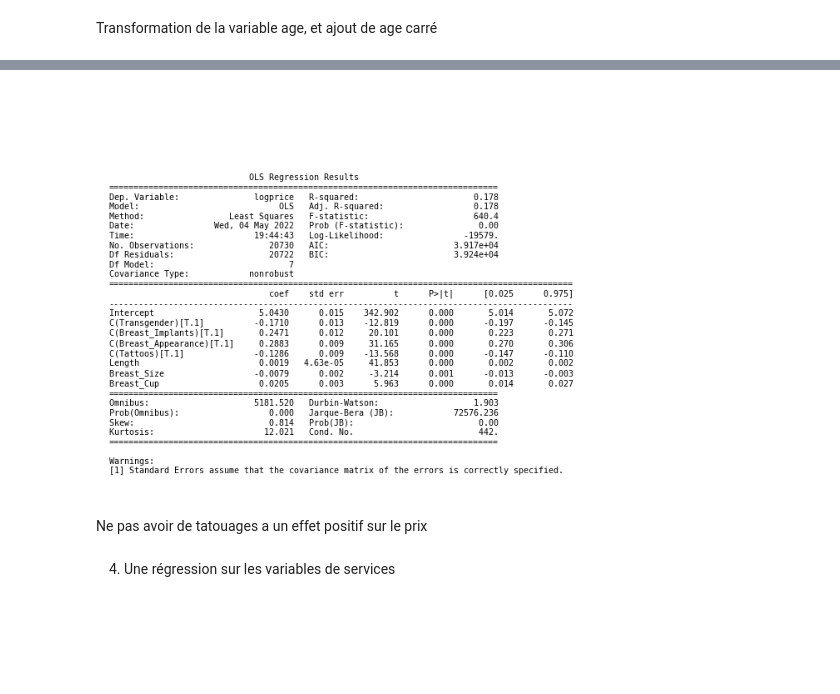
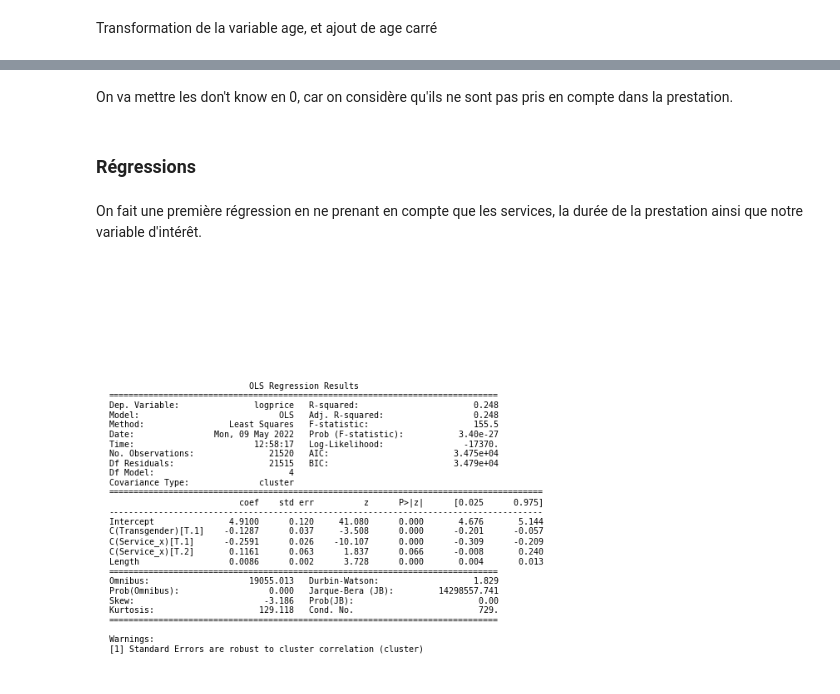
Before and after one commit to Emeline-Maire/Projet-DSSS, a Jupyter notebook: Régressions.ipynb, the cells around one changed output, grey strips where cells are left out. Saved outputs shown, nothing was run; the diff lists cells and outputs as text; code cells hidden in the pictures; blank space fills up the shorter version.

```diff
--- a/Régressions.ipynb
+++ b/Régressions.ipynb
@@ -494,6 +372,6 @@ conditions = [
 
 ]
 
-values = ['Nan', 0, 1]
+values = [0, 0, 1]
 
 df['Breast_Implants'] = np.select(conditions, values)
@@ -499,0 +691,32 @@ df['Breast_Implants'] = np.select(conditions, values)
+# %%
+conditions = [
+    (df['Transsexual_Circumcised'] == 0),
+    (df['Transsexual_Circumcised']==1),
+    (df['Transsexual_Circumcised'] == 2),
+     (df['Transsexual_Circumcised']==3),
+
+
+
+
+]
+
+values = [np.nan, 0, 1,np.nan ]
+
+df['Transsexual_Circumcised'] = np.select(conditions, values)
+# %%
+conditions = [
+    (df['Transsexual_Ejaculates'] == 0),
+    (df['Transsexual_Ejaculates']==1),
+    (df['Transsexual_Ejaculates'] == 2),
+     (df['Transsexual_Ejaculates']==3),
+
+
+
+
+]
+
+values = [np.nan, 0, 1,np.nan ]
+
+df['Transsexual_Ejaculates'] = np.select(conditions, values)
+# %%
+df.drop(columns=["Incall", "Photo Accurate","service_b","service_c", "Agency","Service_z", "Availability", "City", "On_Time","Transsexual", "Porn_Star","service_d", "Other_City_Serviced","service_a", "Service_y", "Phone_Type"],inplace=True)
@@ -500,14 +739,16 @@ df['Breast_Implants'] = np.select(conditions, values)
+# %% [markdown]
+On va mettre les don't know en 0, car on considère qu'ils ne sont pas pris en compte dans la prestation.
+# %% [markdown]
+### Régressions
+# %% [markdown]
+On fait une première régression en ne prenant en compte que les services, la durée de la prestation ainsi que notre variable d'intérêt.
 # %%
-result_4 = sm.ols(formula= " logprice ~ Length+C(Transgender)+ Breast_Size+ Breast_Cup+C(Breast_Implants)+C(Breast_Appearance)+C(Tattoos)", data=df).fit()
+result_1 = sm.ols(formula= " logprice ~  C(Transgender)+ C(Service_x)+Length", data=df).fit(cov_type='cluster',cov_kwds={'groups': df['States']})
 plt.rc('figure', figsize=(12, 7))
 #plt.text(0.01, 0.05, str(model.summary()), {'fontsize': 12}) old approach
-plt.text(0.01, 0.05, str(result_4.summary()), {'fontsize': 12}, fontproperties = 'monospace') # approach improved by OP -> monospace!
+plt.text(0.01, 0.05, str(result_1.summary()), {'fontsize': 12}, fontproperties = 'monospace') # approach improved by OP -> monospace!
 plt.axis('off')
 plt.tight_layout()
-plt.savefig('result4.png')
+plt.savefig('result_1.png')
 # %% [output]
-[figure, old version]
+[figure, new version]
-# %% [markdown]
-Ne pas avoir de tatouages a un effet positif sur le prix
-# %% [markdown]
-4. Une régression sur les variables de services
```
Also changed, not shown: parts of 196 cells of this notebook.
